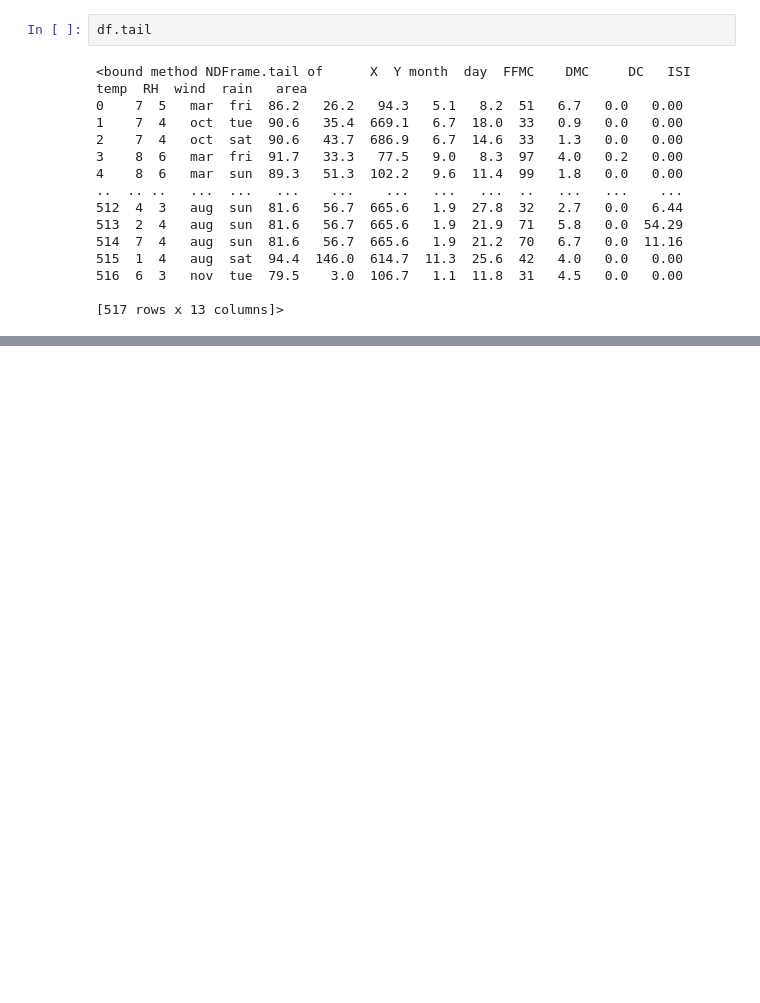
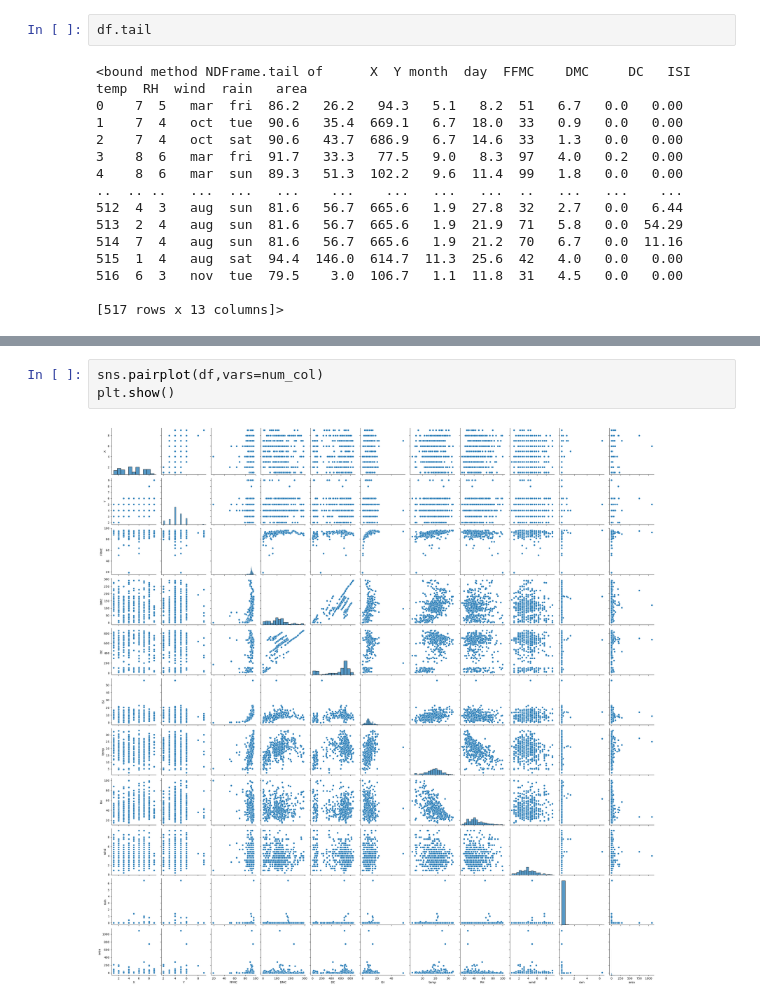
Before and after one commit to Biswajeet21/Week-1, a Jupyter notebook: forest_fire.ipynb, the cells around one changed output, grey strips where cells are left out. Saved outputs shown, nothing was run; the diff lists cells and outputs as text; blank space fills up the shorter version.

```diff
--- a/forest_fire.ipynb
+++ b/forest_fire.ipynb
@@ -96,0 +176,5 @@ df.tail
+# %%
+sns.pairplot(df,vars=num_col)
+plt.show()
+# %% [output]
+[figure, added]
```
Also changed, not shown: parts of 21 cells of this notebook, 1 other file.
